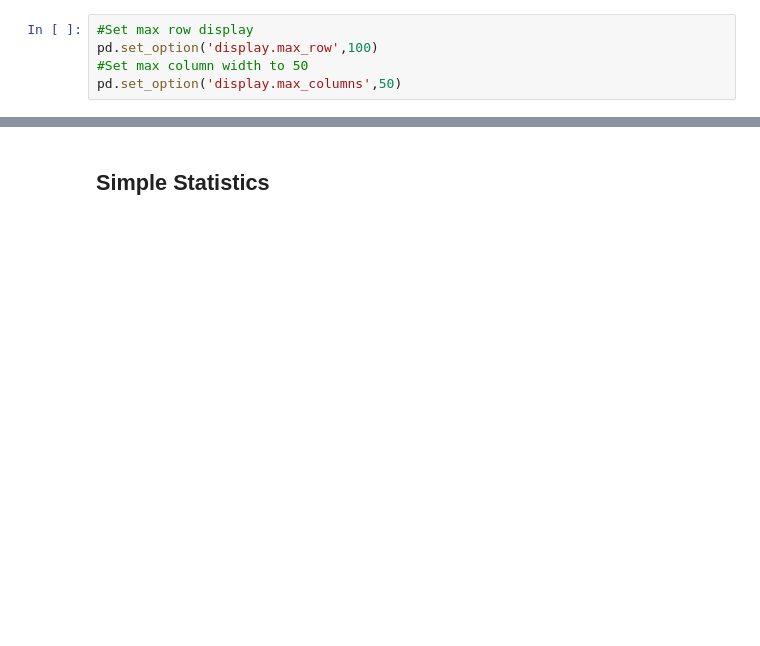
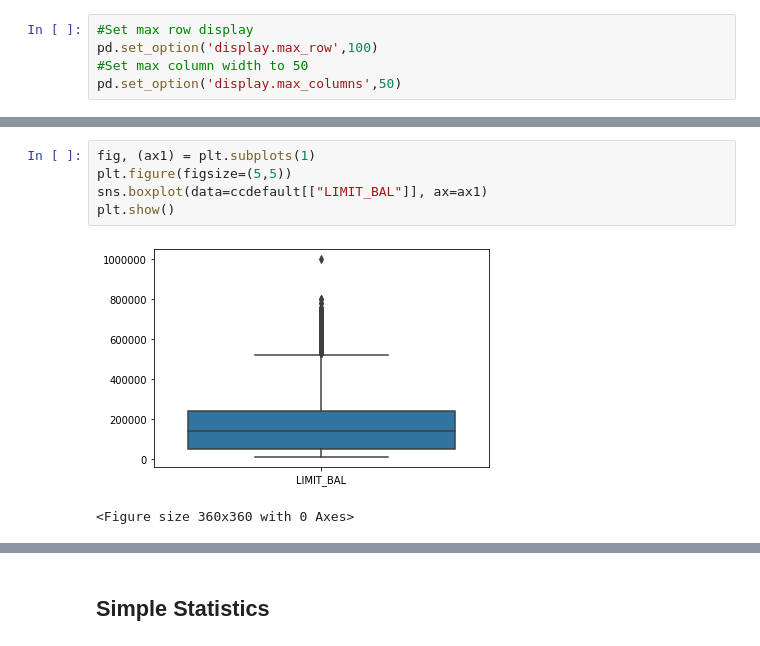
Before and after one commit to pankajti/msds_7331_proj, a Jupyter notebook: Lab 1.ipynb, the cells around one changed output, grey strips where cells are left out. Drawn from its saved outputs; the diff is of its cells as text; blank space fills up the shorter version.

```diff
--- a/Lab 1.ipynb
+++ b/Lab 1.ipynb
@@ -121,0 +223,8 @@ memory usage: 5.7 MB
+# %%
+fig, (ax1) = plt.subplots(1)
+plt.figure(figsize=(5,5))
+sns.boxplot(data=ccdefault[["LIMIT_BAL"]], ax=ax1)
+plt.show()
+# %% [output]
+[figure, added]
+<Figure size 360x360 with 0 Axes>
```
Also changed, not shown: parts of 51 cells of this notebook.
